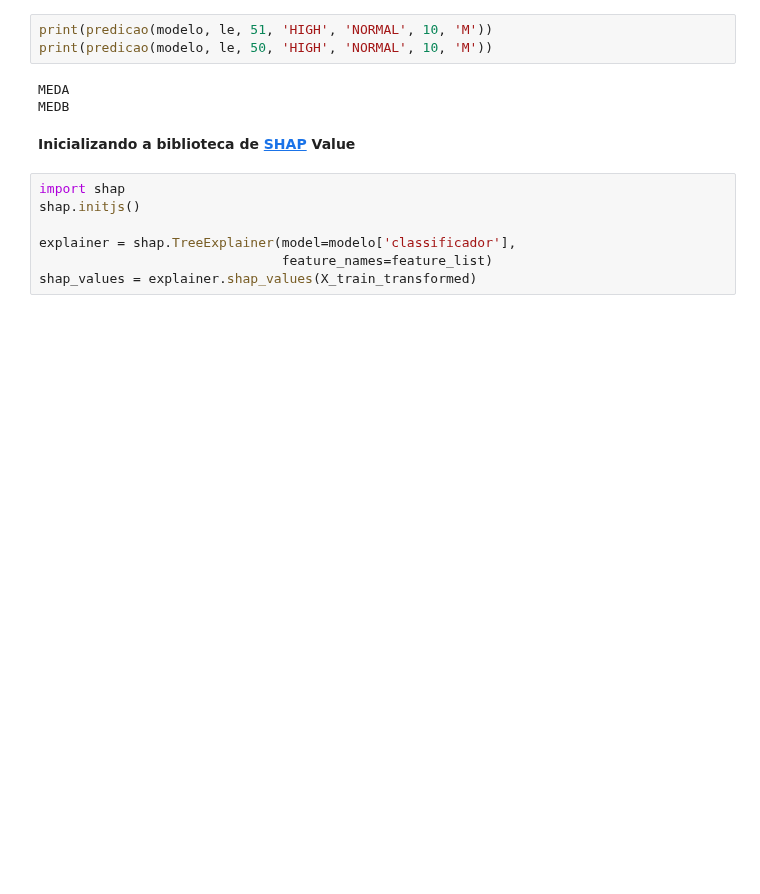
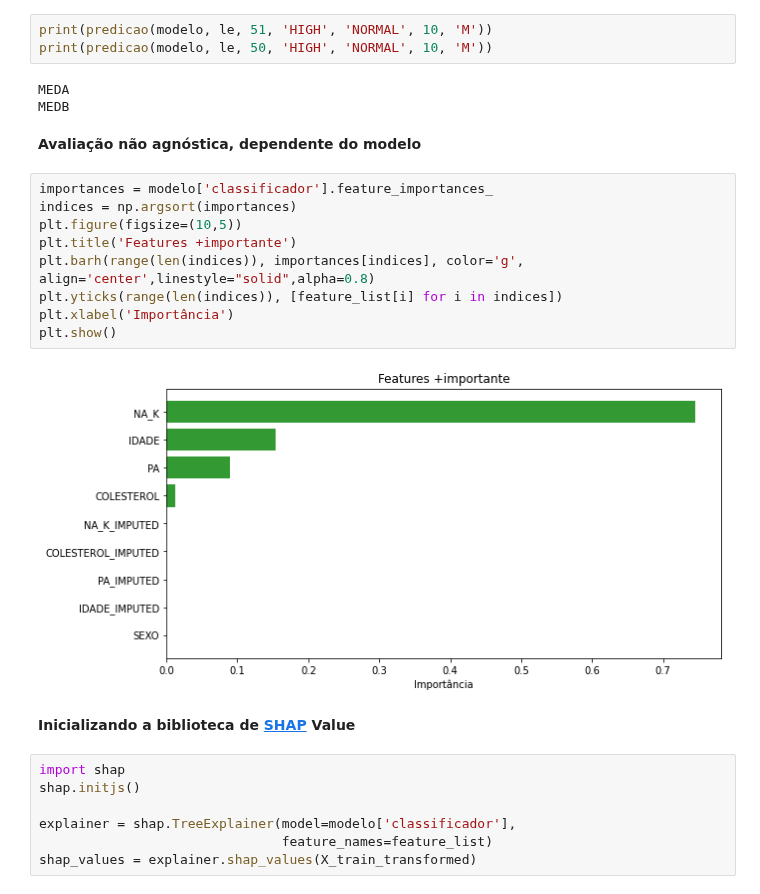
Before and after one commit to inf032/introducaoML, a Jupyter notebook: Farm05.Avaliacao_Preditores.ipynb, the cells around one changed output. Drawn from its saved outputs; the diff is of its cells as text; blank space fills up the shorter version.

```diff
--- a/Farm05.Avaliacao_Preditores.ipynb
+++ b/Farm05.Avaliacao_Preditores.ipynb
@@ -249,6 +249,19 @@ print(predicao(modelo, le, 50, 'HIGH', 'NORMAL', 10, 'M'))
 # %% [output]
 MEDA
 MEDB
+# %% [markdown]
+**Avaliação não agnóstica, dependente do modelo**
+# %%
+importances = modelo['classificador'].feature_importances_
+indices = np.argsort(importances)
+plt.figure(figsize=(10,5))
+plt.title('Features +importante')
+plt.barh(range(len(indices)), importances[indices], color='g', align='center',linestyle="solid",alpha=0.8)
+plt.yticks(range(len(indices)), [feature_list[i] for i in indices])
+plt.xlabel('Importância')
+plt.show()
+# %% [output]
+[figure, added]
 # %% [markdown]
 **Inicializando a biblioteca de [SHAP](https://shap.readthedocs.io/en/latest/index.html) Value**
 # %%
```
Also changed, not shown: parts of 11 cells of this notebook.
